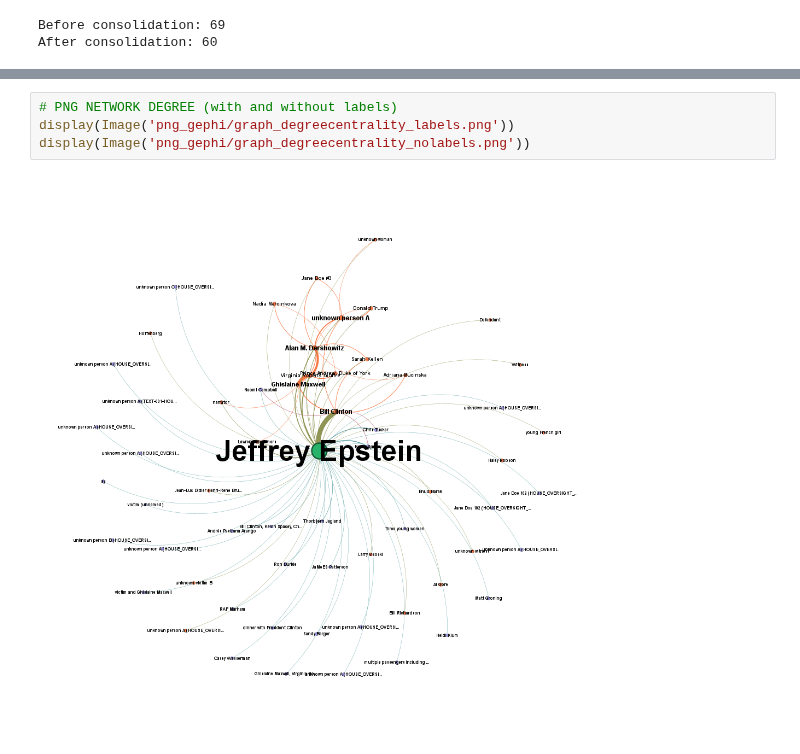
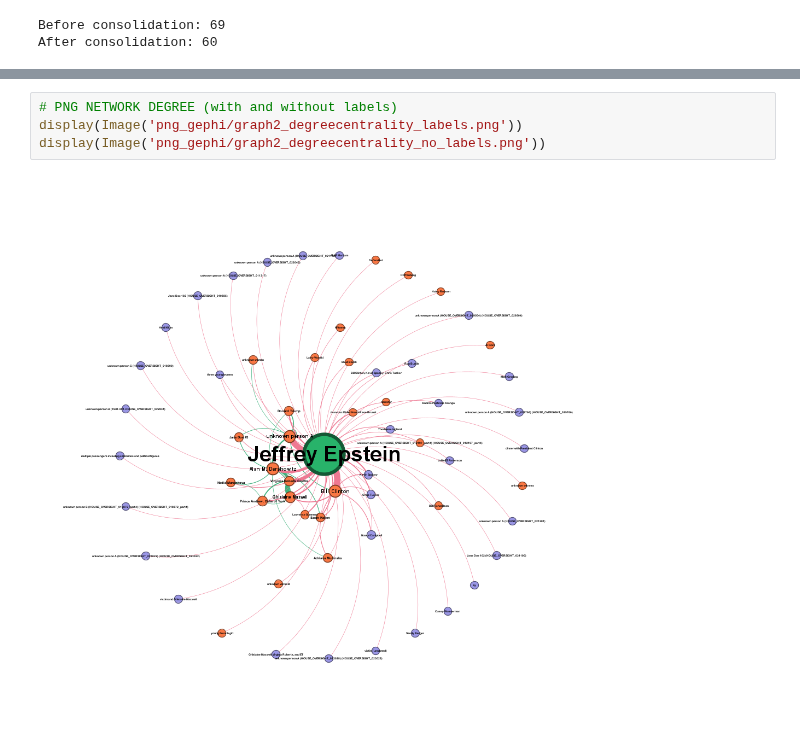
Before and after one commit to Lowievlitsenborg/AdvancedAnalyticsGraphAnalytics, a Jupyter notebook: Av_leg_netw_fien_based_on_elias.ipynb, the cells around one changed output, grey strips where cells are left out. Drawn from its saved outputs; the diff is of its cells as text.

```diff
--- a/Av_leg_netw_fien_based_on_elias.ipynb
+++ b/Av_leg_netw_fien_based_on_elias.ipynb
@@ -587,6 +654,6 @@ display(Image('png_gephi/graph_betweenness_no_labels.png'))
 # %%
 # PNG NETWORK DEGREE (with and without labels)
-display(Image('png_gephi/graph_degreecentrality_labels.png'))
-display(Image('png_gephi/graph_degreecentrality_nolabels.png'))
+display(Image('png_gephi/graph2_degreecentrality_labels.png'))
+display(Image('png_gephi/graph2_degreecentrality_no_labels.png'))
 # %% [output]
-[figure, old version]
+[figure, new version]
```
Also changed, not shown: parts of 21 cells of this notebook, 1 other file.
